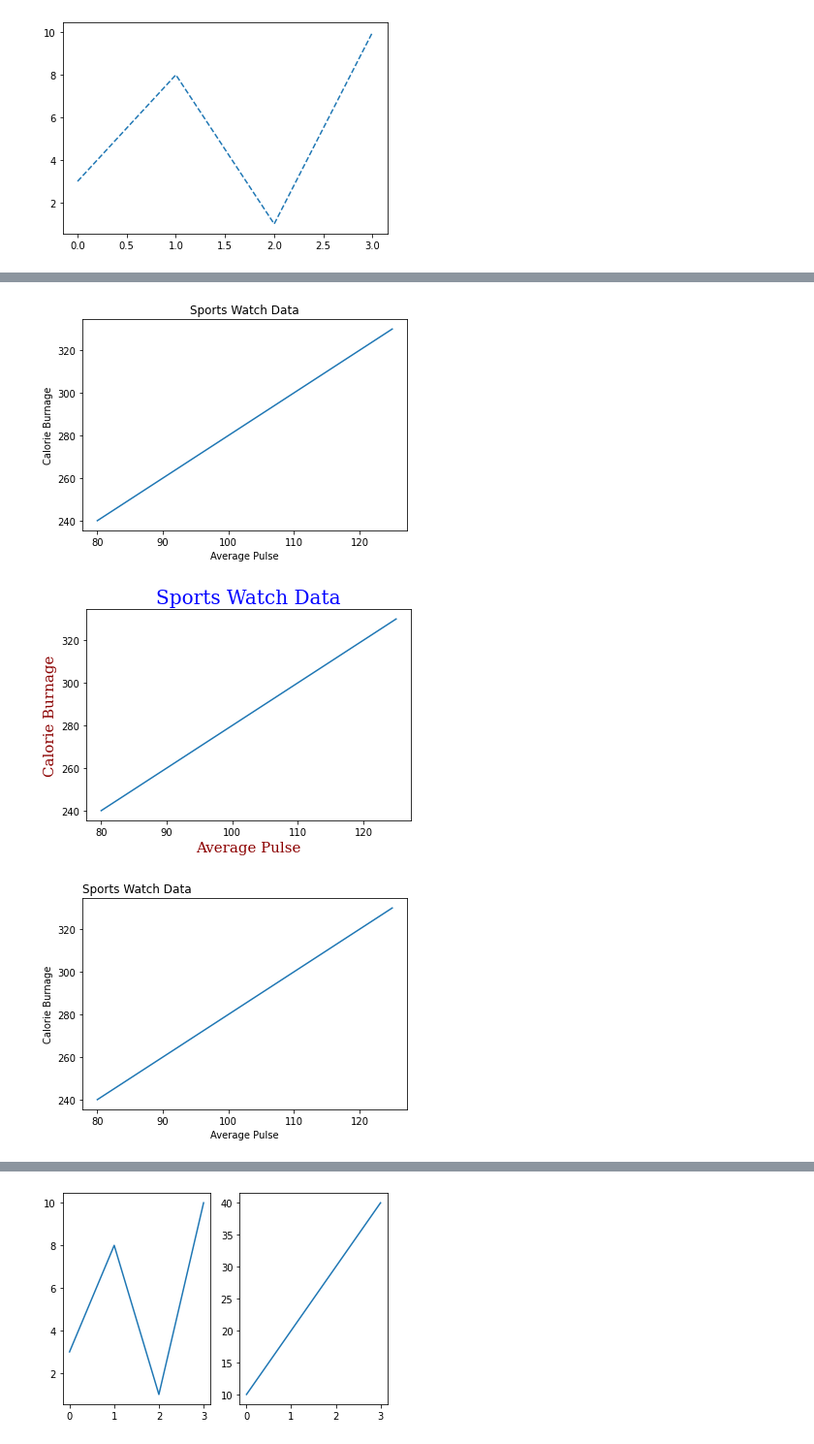
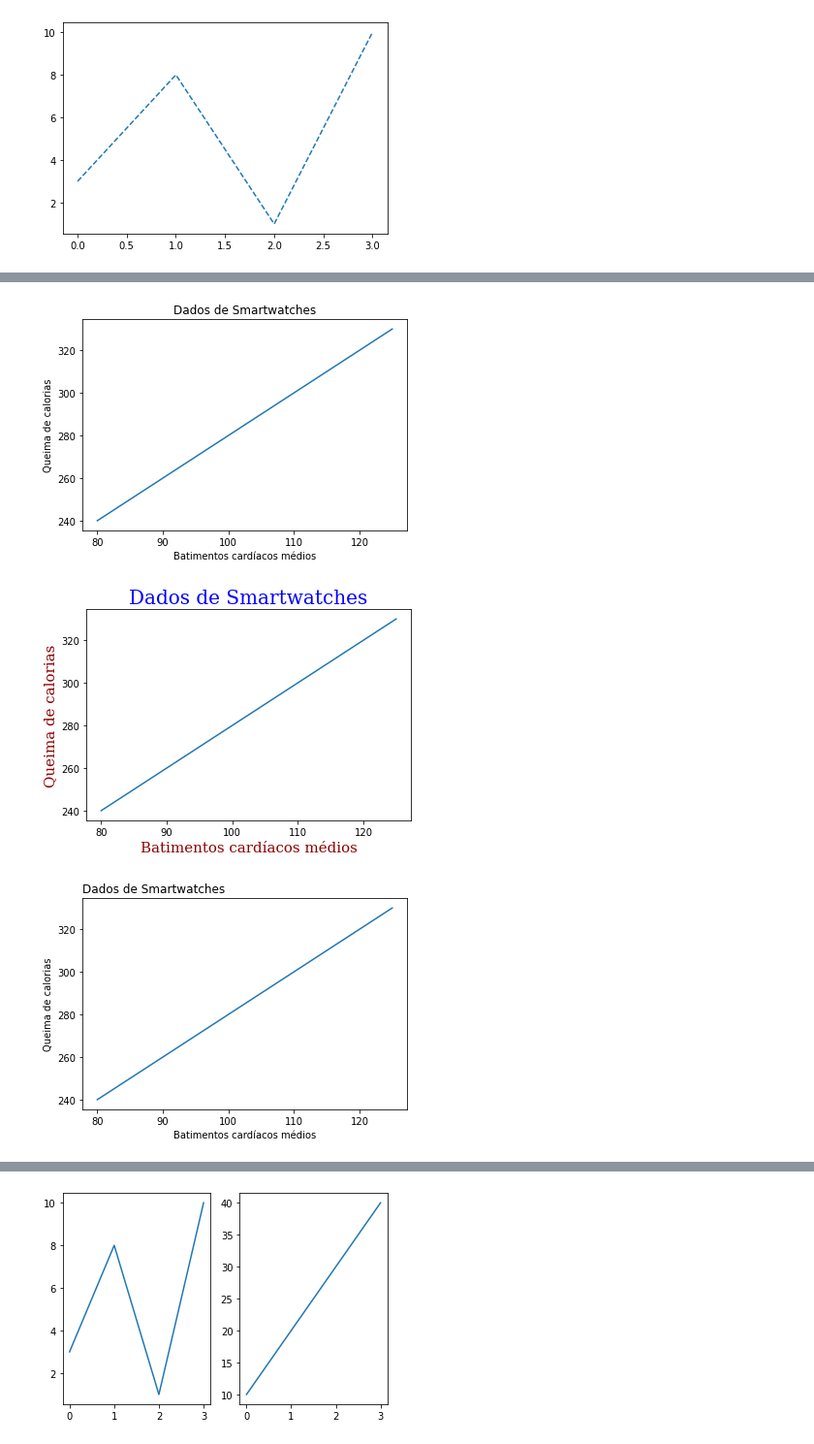
Before and after one commit to fernandonakagawa/Curso_Python_32h, a Jupyter notebook: Python_para_Data_Science.ipynb, the cells around one changed output, grey strips where cells are left out. Shown at 97% size. Cells and saved outputs as stored; diff of their text form; code cells hidden in the pictures.

```diff
--- a/Python_para_Data_Science.ipynb
+++ b/Python_para_Data_Science.ipynb
@@ -612,40 +617,40 @@ y = np.array([240, 250, 260, 270, 280, 290, 300, 310, 320, 330])
 
 plt.plot(x, y)
 
-plt.title("Sports Watch Data")
-plt.xlabel("Average Pulse")
-plt.ylabel("Calorie Burnage")
+plt.title("Dados de Smartwatches")
+plt.xlabel("Batimentos cardíacos médios")
+plt.ylabel("Queima de calorias")
 
 plt.show()
 # %% [output]
-[figure, old version]
+[figure, new version]
 # %%
 x = np.array([80, 85, 90, 95, 100, 105, 110, 115, 120, 125])
 y = np.array([240, 250, 260, 270, 280, 290, 300, 310, 320, 330])
 
 font1 = {'family':'serif','color':'blue','size':20}
 font2 = {'family':'serif','color':'darkred','size':15}
 
-plt.title("Sports Watch Data", fontdict = font1)
-plt.xlabel("Average Pulse", fontdict = font2)
-plt.ylabel("Calorie Burnage", fontdict = font2)
+plt.title("Dados de Smartwatches", fontdict = font1)
+plt.xlabel("Batimentos cardíacos médios", fontdict = font2)
+plt.ylabel("Queima de calorias", fontdict = font2)
 
 plt.plot(x, y)
 plt.show()
 # %% [output]
-[figure, old version]
+[figure, new version]
 # %%
 x = np.array([80, 85, 90, 95, 100, 105, 110, 115, 120, 125])
 y = np.array([240, 250, 260, 270, 280, 290, 300, 310, 320, 330])
 
-plt.title("Sports Watch Data", loc = 'left')
-plt.xlabel("Average Pulse")
-plt.ylabel("Calorie Burnage")
+plt.title("Dados de Smartwatches", loc = 'left')
+plt.xlabel("Batimentos cardíacos médios")
+plt.ylabel("Queima de calorias")
 
 plt.plot(x, y)
 plt.show()
 # %% [output]
-[figure, old version]
+[figure, new version]
 # %%
 x = np.array([80, 85, 90, 95, 100, 105, 110, 115, 120, 125])
 y = np.array([240, 250, 260, 270, 280, 290, 300, 310, 320, 330])
```
Also changed, not shown: parts of 13 cells of this notebook.
